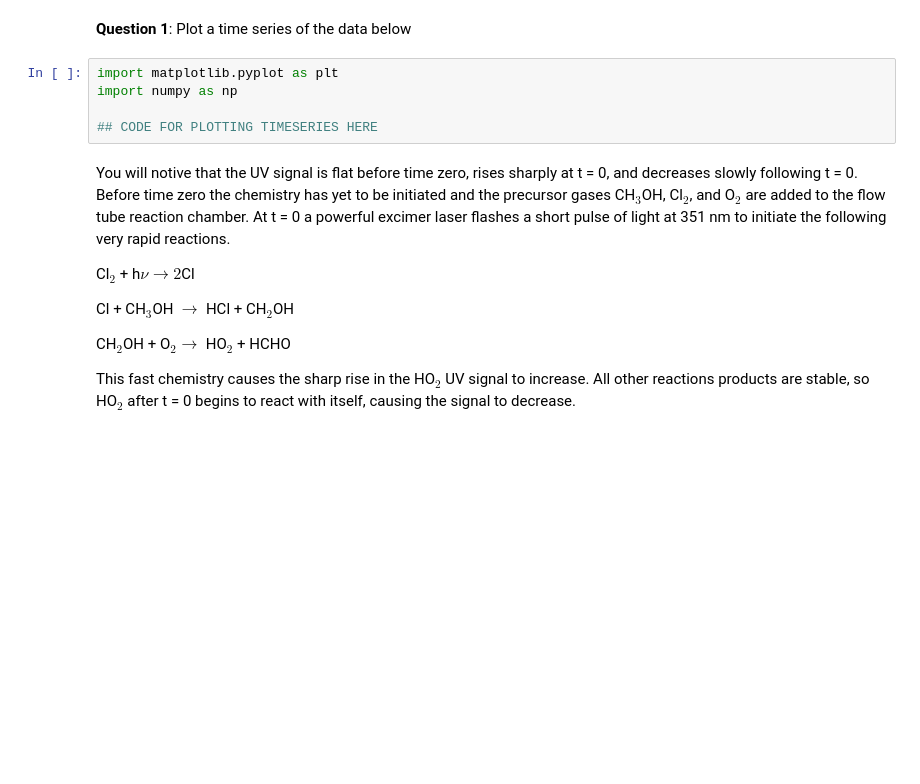
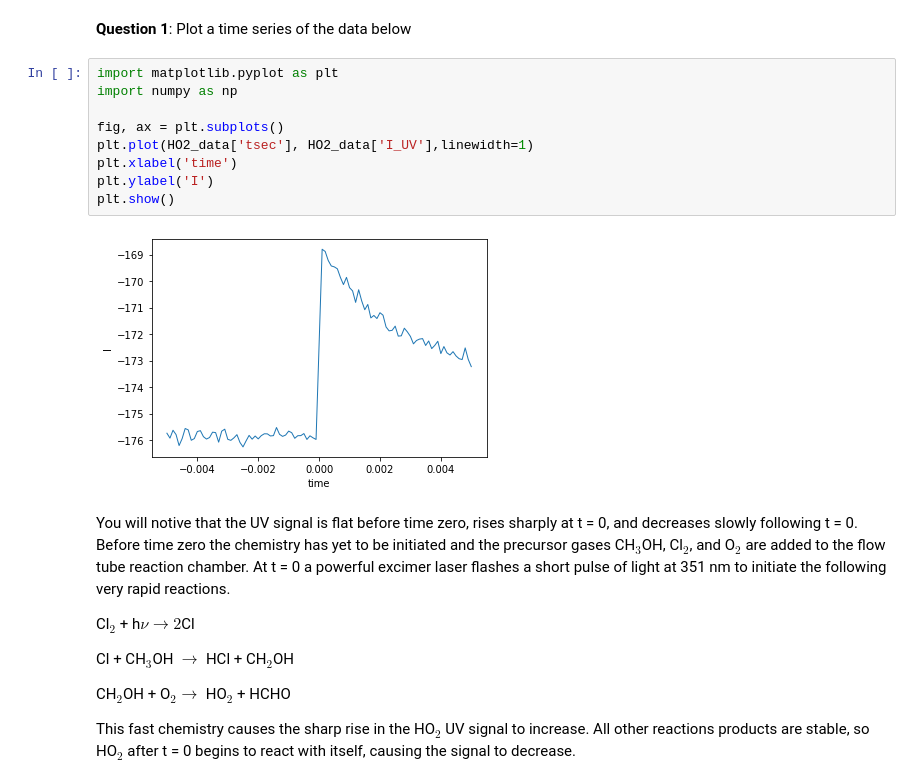
Before and after one commit to qdzhu/ACES, a Jupyter notebook: 7_PS_Analytical_Chemistry_II_studentversion.ipynb, the cells around one changed output. Cells and saved outputs as stored; diff of their text form; blank space fills up the shorter version.

```diff
--- a/7_PS_Analytical_Chemistry_II_studentversion.ipynb
+++ b/7_PS_Analytical_Chemistry_II_studentversion.ipynb
@@ -22,10 +30,16 @@ HO2_data[0:5]
 # %% [markdown]
 **Question 1**: Plot a time series of the data below
-# %%
-import matplotlib.pyplot as plt
-import numpy as np
-
-## CODE FOR PLOTTING TIMESERIES HERE
+# %%
+import matplotlib.pyplot as plt
+import numpy as np
+
+fig, ax = plt.subplots()
+plt.plot(HO2_data['tsec'], HO2_data['I_UV'],linewidth=1)
+plt.xlabel('time')
+plt.ylabel('I')
+plt.show()
+# %% [output]
+[figure, added]
 # %% [markdown]
 You will notive that the UV signal is flat before time zero, rises sharply at t = 0, and decreases slowly following t = 0. Before time zero the chemistry has yet to be initiated and the precursor gases CH$_3$OH, Cl$_2$, and O$_2$ are added to the flow tube reaction chamber. At t = 0 a powerful excimer laser flashes a short pulse of light at 351 nm to initiate the following very rapid reactions.
 
```
Also changed, not shown: parts of 18 cells of this notebook.
